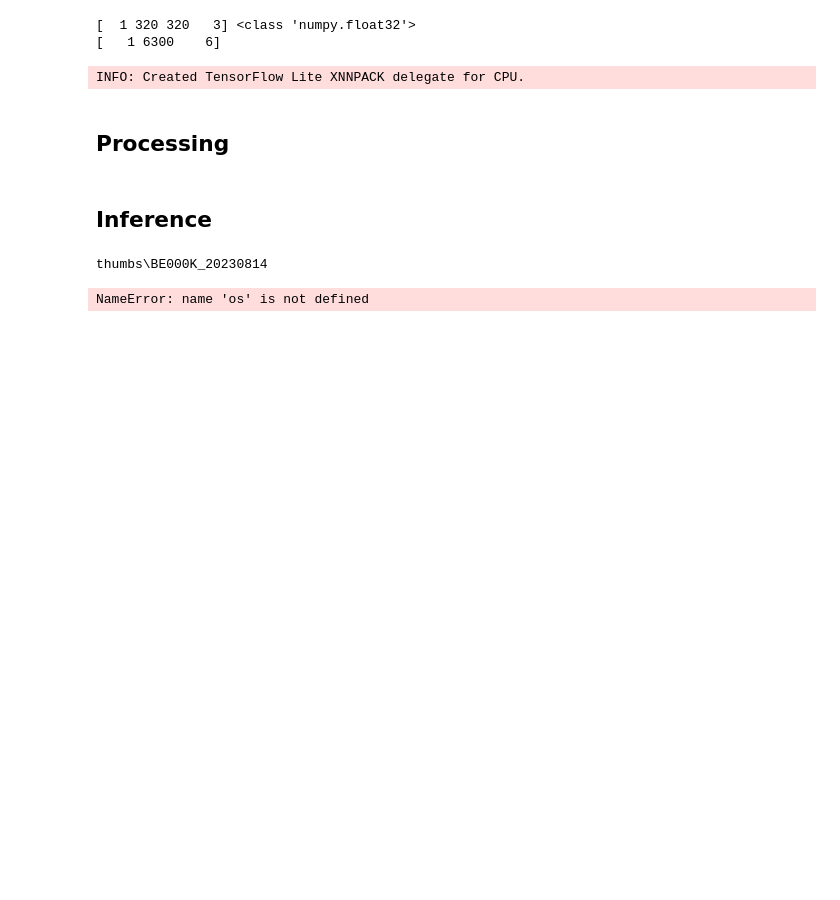
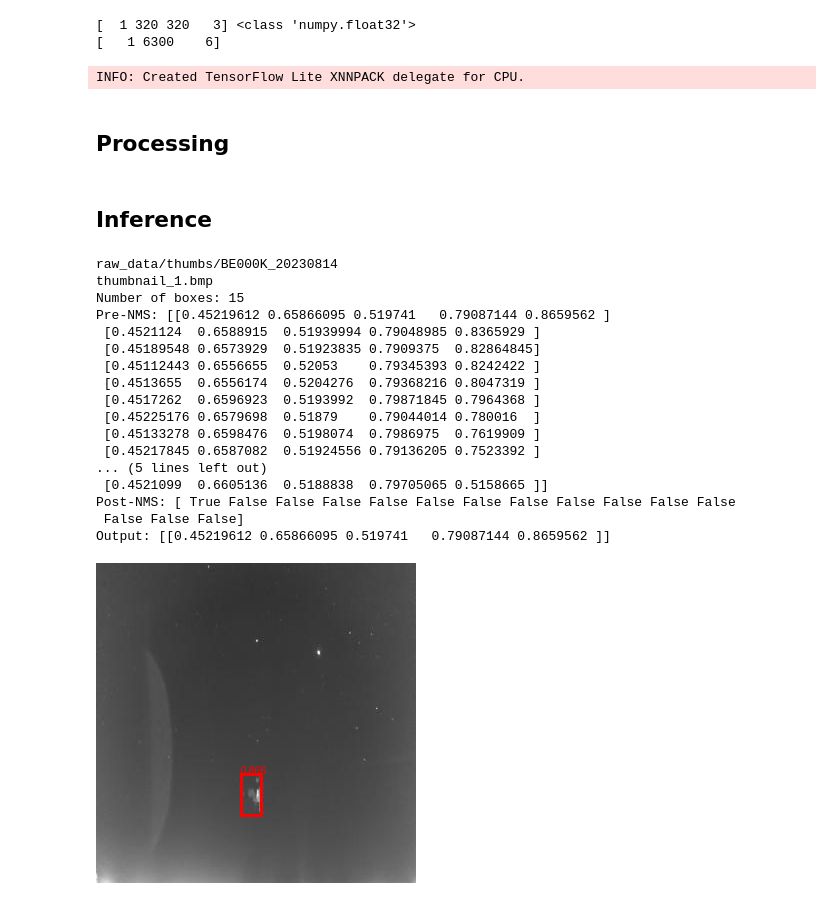
Before and after one commit to 9helix/SpriteNet, a Jupyter notebook: inference.ipynb, the cells around one changed output. Drawn from its saved outputs; the diff is of its cells as text; code cells hidden in the pictures; blank space fills up the shorter version.

```diff
--- a/inference.ipynb
+++ b/inference.ipynb
@@ -55,7 +62,7 @@ def box_iou_batch(boxes_a: np.ndarray, boxes_b: np.ndarray) -> np.ndarray:
     return area_inter / (area_a[:, None] + area_b - area_inter)
 
 
-def nms(predictions: np.ndarray, iou_threshold: float = 0.5) -> np.ndarray:
+def nms(predictions: np.ndarray, iou_threshold: float = 0.45) -> np.ndarray:
 
     rows, columns = predictions.shape
 
@@ -104,13 +111,13 @@ def visualize(output,image,folder_path="",imgname="", save=True):
     else:
         display(edit_image)
 # %%
-def process(prediction,image,folder_path="",imgname="", conf_thres = 0.381,save=True):
+def process(prediction,image,folder_path="",imgname="", conf_thres = 0.25,save=True):
     max_nms = 30000 # upper limit for number of boxes before nms
     # max_wh = 7680 maximum box width/height
 
      # conf_thres- highest F1 score achieved for this threshold on the current model
-    iou_thres = 0.1 # strict iou threshold since sprites are clustered
-    max_det = 4  # maximum number of detections found in the dataset on one image
+    iou_thres = 0.45#0.1 # strict iou threshold since sprites are clustered
+    max_det = -1#4  # maximum number of detections found in the dataset on one image
 
 
     xc = prediction[..., 4] > conf_thres  # detection candidates mask
@@ -145,7 +152,10 @@ def process(prediction,image,folder_path="",imgname="", conf_thres = 0.381,save=
         print("Post-NMS:",i)
 
         # limit detections
-        output = x[i][:max_det]
+        if max_det>0:
+            output = x[i][:max_det]
+        else:
+            output = x[i]
 
         print("Output:",output)
         if output.shape[0] > 0:
@@ -153,39 +163,57 @@ def process(prediction,image,folder_path="",imgname="", conf_thres = 0.381,save=
 # %% [markdown]
 ## Inference
 # %%
-folder_path = [r"thumbs\BE000K_20230814",r"thumbs\NL000K_20230814",r"thumbs\UK003X_20230917"]
+folder_path = ["raw_data/thumbs/BE000K_20230814","raw_data/thumbs/NL000K_20230814","raw_data/thumbs/UK003X_20230917"]
 #folder_path=[r"thumbs/PT0002_20241012"]
 #img = "thumbnail_8.bmp"
 for i in folder_path:
     print(i)
     for img in os.listdir(i):
         if not img.endswith(".bmp"):
             continue
-        image_path = os.path.join(i, img)
+        image_path = "/mnt/1tb/Documents/Astronomija/GMN/dev/SpriteNet/roboflow/spritenet-maxpixel-5/test/images/FF_CZ0001_20200729_214156_999_0200192-fits_png_jpg.rf.56c1c61c27190216d247cbd64395cb79.jpg"
         image = Image.open(image_path).convert("RGB")
 
         input_shape = input_details["shape"]
         image = image.resize((input_shape[1], input_shape[2]))
         input_data = np.array(image, dtype=np.float32)
 
         input_data /= 255
         if len(input_data.shape) == 3:
             input_data = input_data[None]  # expand for batch dim
 
         # Set the tensor to point to the input data to be inferred
         interpreter.set_tensor(input_details["index"], input_data)
 
         # Run the inference
         interpreter.invoke()
 
         # Get the output tensor
         prediction = interpreter.get_tensor(output_details["index"])
 
-        process(prediction,image,i,img,0.434,True)
+        process(prediction,image,i,img,save=False)
         # NL station 462,471,479,490,499
         # BE station 463,472,475,479,487,491,499
         # UK station 690
         # PE  24,25,27,31,394,411,424,461,468,473,476,481
+        break
+    break
 # %% [output]
-thumbs\BE000K_20230814
+raw_data/thumbs/BE000K_20230814
+thumbnail_1.bmp
+Number of boxes: 15
+Pre-NMS: [[0.45219612 0.65866095 0.519741   0.79087144 0.8659562 ]
+ [0.4521124  0.6588915  0.51939994 0.79048985 0.8365929 ]
+ [0.45189548 0.6573929  0.51923835 0.7909375  0.82864845]
+ [0.45112443 0.6556655  0.52053    0.79345393 0.8242422 ]
+ [0.4513655  0.6556174  0.5204276  0.79368216 0.8047319 ]
+ [0.4517262  0.6596923  0.5193992  0.79871845 0.7964368 ]
+ [0.45225176 0.6579698  0.51879    0.79044014 0.780016  ]
+ [0.45133278 0.6598476  0.5198074  0.7986975  0.7619909 ]
+ [0.45217845 0.6587082  0.51924556 0.79136205 0.7523392 ]
+... (5 lines left out)
+ [0.4521099  0.6605136  0.5188838  0.79705065 0.5158665 ]]
+Post-NMS: [ True False False False False False False False False False False False
+ False False False]
+Output: [[0.45219612 0.65866095 0.519741   0.79087144 0.8659562 ]]
-NameError: name 'os' is not defined
+[figure, added]
```
Also changed, not shown: parts of 1 cell of this notebook, 9 other files.
